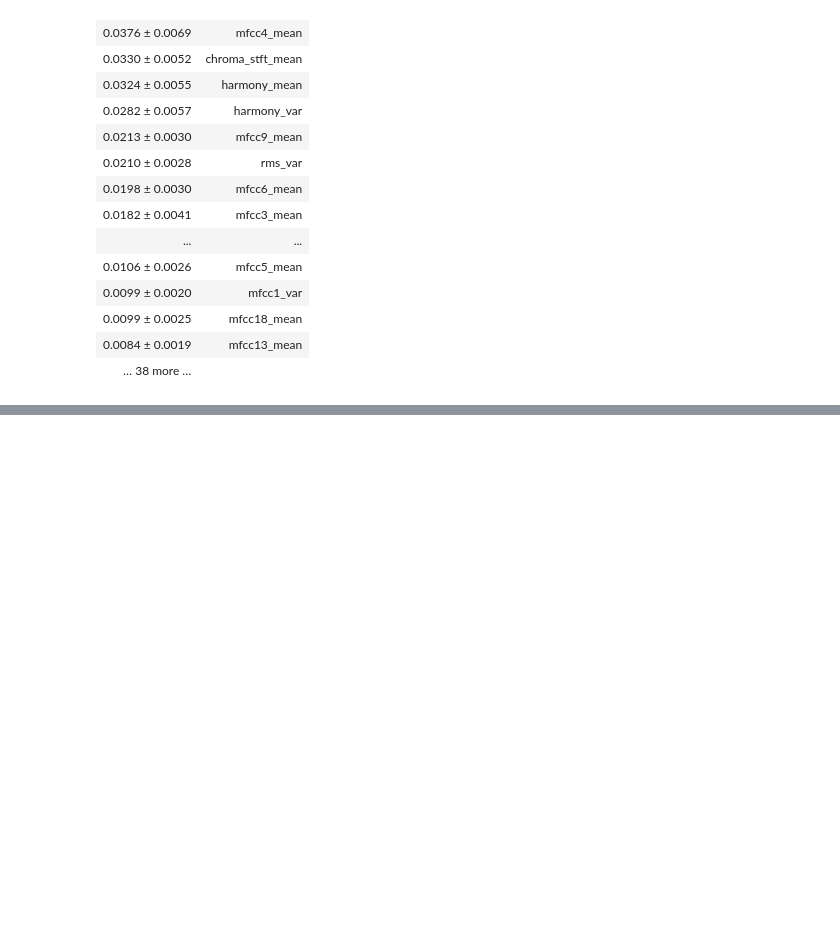
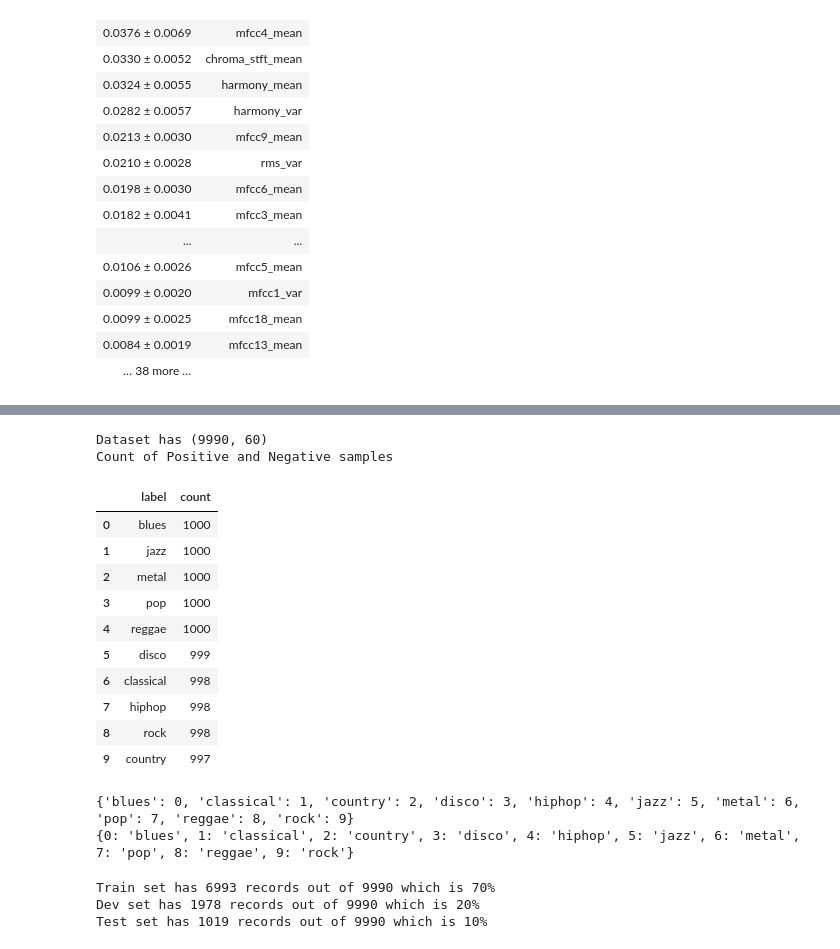
Before and after one commit to diego-nst/BongcayaoTanalgo_ISCS30.63, a Jupyter notebook: project-ver2.ipynb, the cells around one changed output, grey strips where cells are left out. Drawn from its saved outputs; the diff is of its cells as text; code cells hidden in the pictures; blank space fills up the shorter version.

```diff
--- a/project-ver2.ipynb
+++ b/project-ver2.ipynb
@@ -394,0 +428,30 @@ eli5.show_weights(estimator=perm, feature_names = X_test.columns.tolist())
+# %%
+print("Dataset has",df.shape)
+print("Count of Positive and Negative samples")
+df.label.value_counts().reset_index()
+# %% [output]
+Dataset has (9990, 60)
+Count of Positive and Negative samples
+|  | label | count |
+| 0 | blues | 1000 |
+| 1 | jazz | 1000 |
+| 2 | metal | 1000 |
+| 3 | pop | 1000 |
+| 4 | reggae | 1000 |
+| 5 | disco | 999 |
+| 6 | classical | 998 |
+| 7 | hiphop | 998 |
+| 8 | rock | 998 |
+| 9 | country | 997 |
+# %%
+# map labels to index
+label_index = dict()
+index_label = dict()
+for i, x in enumerate(df.label.unique()):
+    label_index[x] = i
+    index_label[i] = x
+print(label_index)
+print(index_label)
+# %% [output]
+{'blues': 0, 'classical': 1, 'country': 2, 'disco': 3, 'hiphop': 4, 'jazz': 5, 'metal': 6, 'pop': 7, 'reggae': 8, 'rock': 9}
+{0: 'blues', 1: 'classical', 2: 'country', 3: 'disco', 4: 'hiphop', 5: 'jazz', 6: 'metal', 7: 'pop', 8: 'reggae', 9: 'rock'}
@@ -394,0 +472,8 @@ eli5.show_weights(estimator=perm, feature_names = X_test.columns.tolist())
+# %%
+print(f"Train set has {X_train.shape[0]} records out of {len(df_shuffle)} which is {round(X_train.shape[0]/len(df_shuffle)*100)}%")
+print(f"Dev set has {X_dev.shape[0]} records out of {len(df_shuffle)} which is {round(X_dev.shape[0]/len(df_shuffle)*100)}%")
+print(f"Test set has {X_test.shape[0]} records out of {len(df_shuffle)} which is {round(X_test.shape[0]/len(df_shuffle)*100)}%")
+# %% [output]
+Train set has 6993 records out of 9990 which is 70%
+Dev set has 1978 records out of 9990 which is 20%
+Test set has 1019 records out of 9990 which is 10%
```
Also changed, not shown: parts of 11 cells of this notebook.
